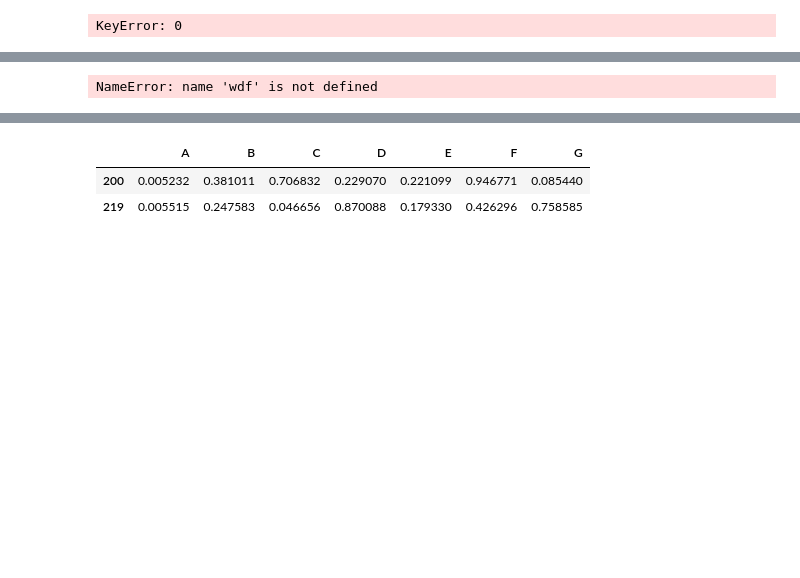
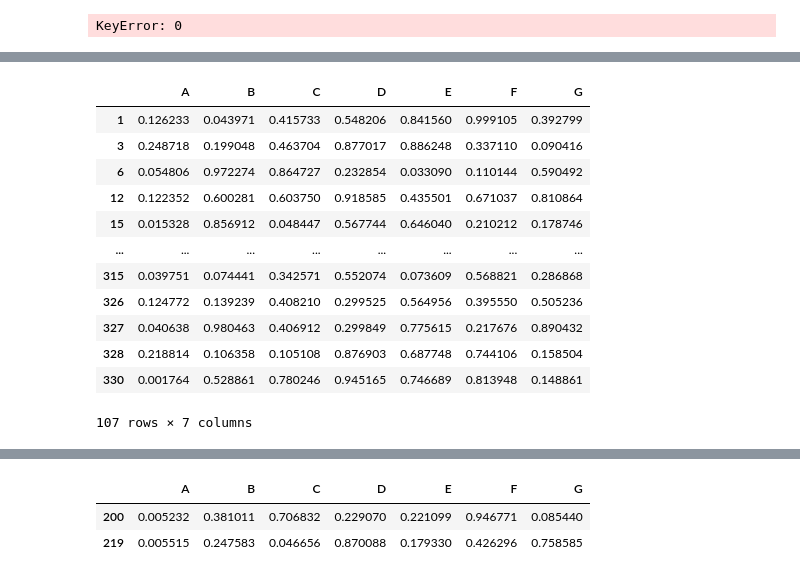
Before and after one commit to abhaymaurya57/pandas, a Jupyter notebook: Untitled.ipynb, the cells around one changed output, grey strips where cells are left out. Drawn from its saved outputs; the diff is of its cells as text; code cells hidden in the pictures; blank space fills up the shorter version.

```diff
--- a/Untitled.ipynb
+++ b/Untitled.ipynb
@@ -682,7 +708,19 @@ newdf.loc[newdf['A']<0.3]
 # %%
-wdf.loc[(newdf['A']<0.3)]
+newdf.loc[(newdf['A']<0.3)]
 # %% [output]
+|  | A | B | C | D | E | F | G |
+| 1 | 0.126233 | 0.043971 | 0.415733 | 0.548206 | 0.841560 | 0.999105 | 0.392799 |
+| 3 | 0.248718 | 0.199048 | 0.463704 | 0.877017 | 0.886248 | 0.337110 | 0.090416 |
+| 6 | 0.054806 | 0.972274 | 0.864727 | 0.232854 | 0.033090 | 0.110144 | 0.590492 |
+| 12 | 0.122352 | 0.600281 | 0.603750 | 0.918585 | 0.435501 | 0.671037 | 0.810864 |
+| 15 | 0.015328 | 0.856912 | 0.048447 | 0.567744 | 0.646040 | 0.210212 | 0.178746 |
+| ... | ... | ... | ... | ... | ... | ... | ... |
+| 315 | 0.039751 | 0.074441 | 0.342571 | 0.552074 | 0.073609 | 0.568821 | 0.286868 |
+| 326 | 0.124772 | 0.139239 | 0.408210 | 0.299525 | 0.564956 | 0.395550 | 0.505236 |
+| 327 | 0.040638 | 0.980463 | 0.406912 | 0.299849 | 0.775615 | 0.217676 | 0.890432 |
+| 328 | 0.218814 | 0.106358 | 0.105108 | 0.876903 | 0.687748 | 0.744106 | 0.158504 |
+| 330 | 0.001764 | 0.528861 | 0.780246 | 0.945165 | 0.746689 | 0.813948 | 0.148861 |
-NameError: name 'wdf' is not defined
+107 rows × 7 columns
 # %%
 newdf.loc[(newdf['A']<0.3)]
 # %% [output]
```
Also changed, not shown: parts of 64 cells of this notebook, 7 other files.
